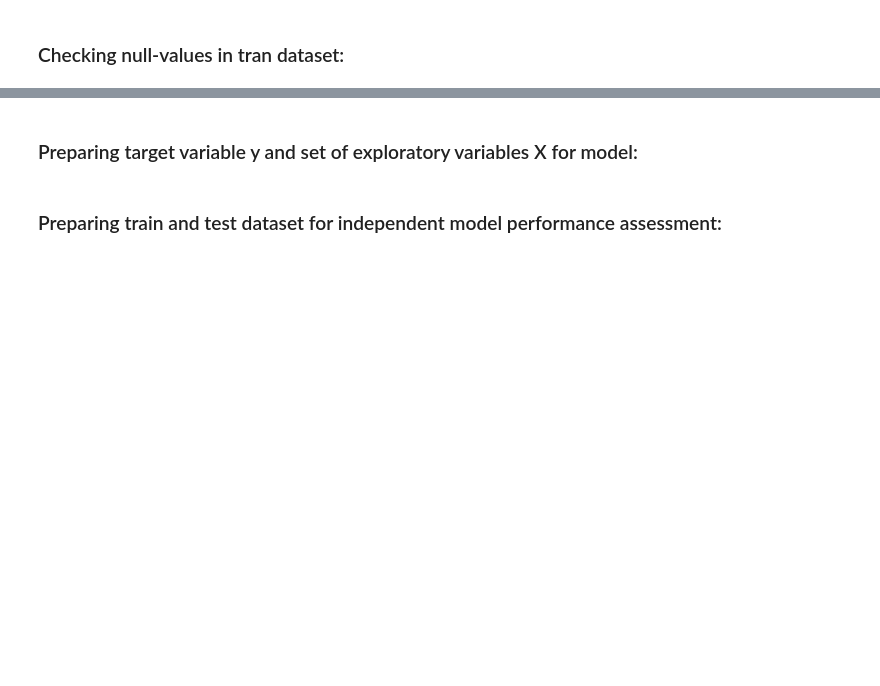
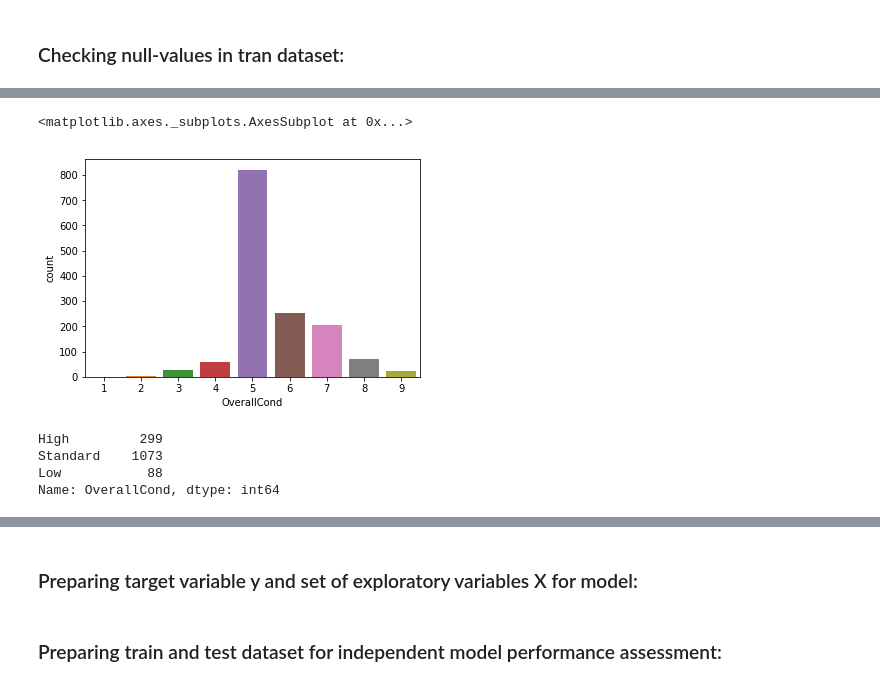
Before and after one commit to adriannawolowiec/regression-in-Python, a Jupyter notebook: intro-to-linear-regression.ipynb, the cells around one changed output, grey strips where cells are left out. Saved outputs shown, nothing was run; the diff lists cells and outputs as text; code cells hidden in the pictures; blank space fills up the shorter version.

```diff
--- a/intro-to-linear-regression.ipynb
+++ b/intro-to-linear-regression.ipynb
@@ -101,0 +192,2 @@ memory usage: 924.0+ KB
+# %%
+train = pd.get_dummies(train, columns=['OverallQual'], prefix = ['qual'], drop_first=True)
@@ -101,0 +214,21 @@ memory usage: 924.0+ KB
+# %%
+sns.countplot(x='OverallCond', data=train)
+# %% [output]
+<matplotlib.axes._subplots.AxesSubplot at 0x...>
+[figure, added]
+# %%
+def cond_groups(value):
+    if value <= 4:
+        return "Low"
+    elif 4 < value <= 6:
+        return "Standard"
+    elif 6 < value:
+        return "High"
+
+train['OverallCond'] = train['OverallCond'].apply(cond_groups)
+train['OverallCond'].value_counts(sort=False)
+# %% [output]
+High         299
+Standard    1073
+Low           88
+Name: OverallCond, dtype: int64
```
Also changed, not shown: parts of 43 cells of this notebook.
